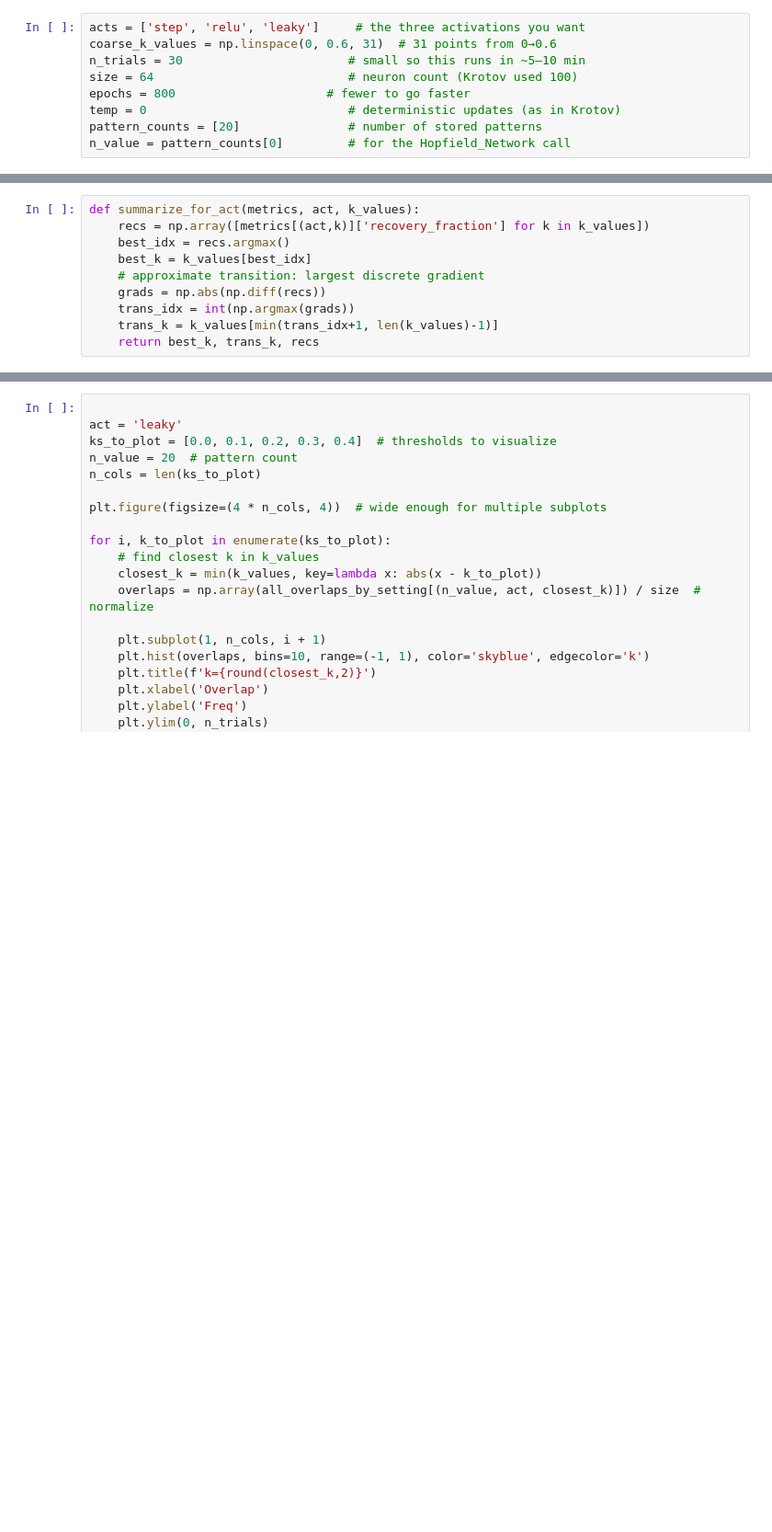
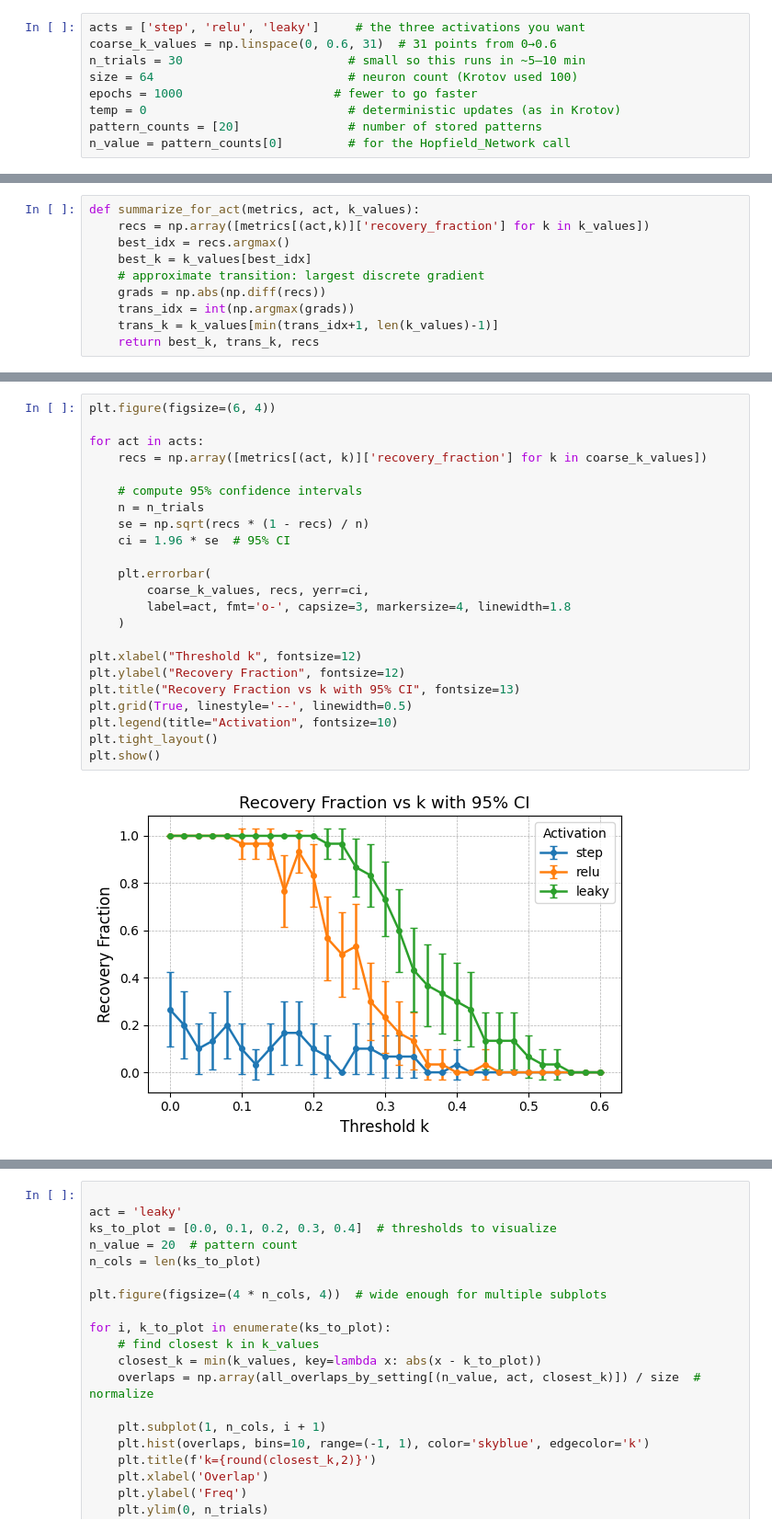
Before and after one commit to kavinfidel/Recovery_Capacity_Hopfield_Networks, a Jupyter notebook: hopfield_capacity.ipynb, the cells around one changed output, grey strips where cells are left out. Shown: that part at 92% size. Drawn from its saved outputs; the diff is of its cells as text; blank space fills up the shorter version.

```diff
--- a/hopfield_capacity.ipynb
+++ b/hopfield_capacity.ipynb
@@ -222,7 +222,7 @@ acts = ['step', 'relu', 'leaky']     # the three activations you want
 coarse_k_values = np.linspace(0, 0.6, 31)  # 31 points from 0→0.6
 n_trials = 30                       # small so this runs in ~5–10 min
 size = 64                           # neuron count (Krotov used 100)
-epochs = 800                     # fewer to go faster
+epochs = 1000                     # fewer to go faster
 temp = 0                            # deterministic updates (as in Krotov)
 pattern_counts = [20]               # number of stored patterns
 n_value = pattern_counts[0]         # for the Hopfield_Network call
@@ -255,0 +262,25 @@ plt.show()
+# %%
+plt.figure(figsize=(6, 4))
+
+for act in acts:
+    recs = np.array([metrics[(act, k)]['recovery_fraction'] for k in coarse_k_values])
+
+    # compute 95% confidence intervals
+    n = n_trials
+    se = np.sqrt(recs * (1 - recs) / n)
+    ci = 1.96 * se  # 95% CI
+
+    plt.errorbar(
+        coarse_k_values, recs, yerr=ci,
+        label=act, fmt='o-', capsize=3, markersize=4, linewidth=1.8
+    )
+
+plt.xlabel("Threshold k", fontsize=12)
+plt.ylabel("Recovery Fraction", fontsize=12)
+plt.title("Recovery Fraction vs k with 95% CI", fontsize=13)
+plt.grid(True, linestyle='--', linewidth=0.5)
+plt.legend(title="Activation", fontsize=10)
+plt.tight_layout()
+plt.show()
+# %% [output]
+[figure, added]
```
Also changed, not shown: parts of 12 cells of this notebook.
